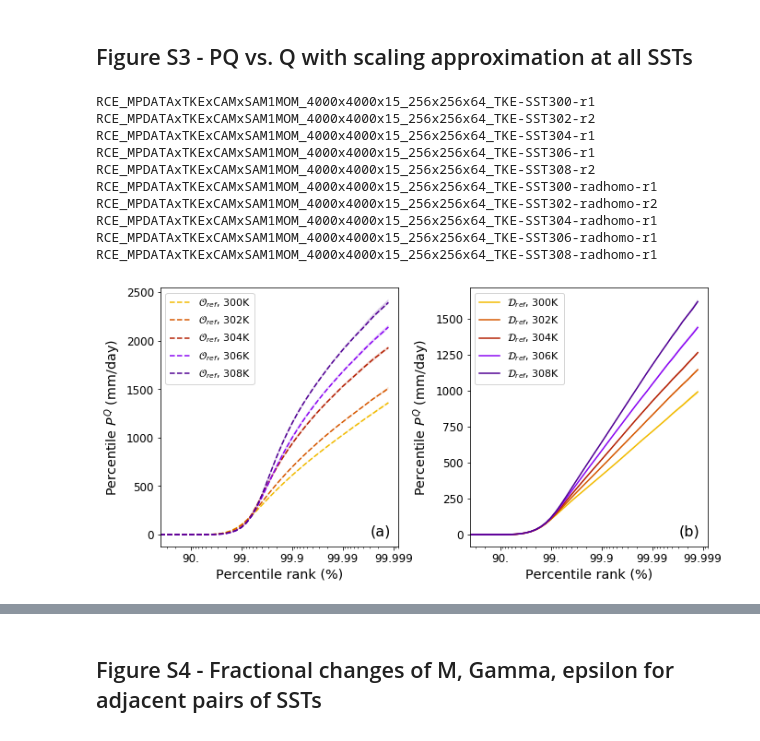
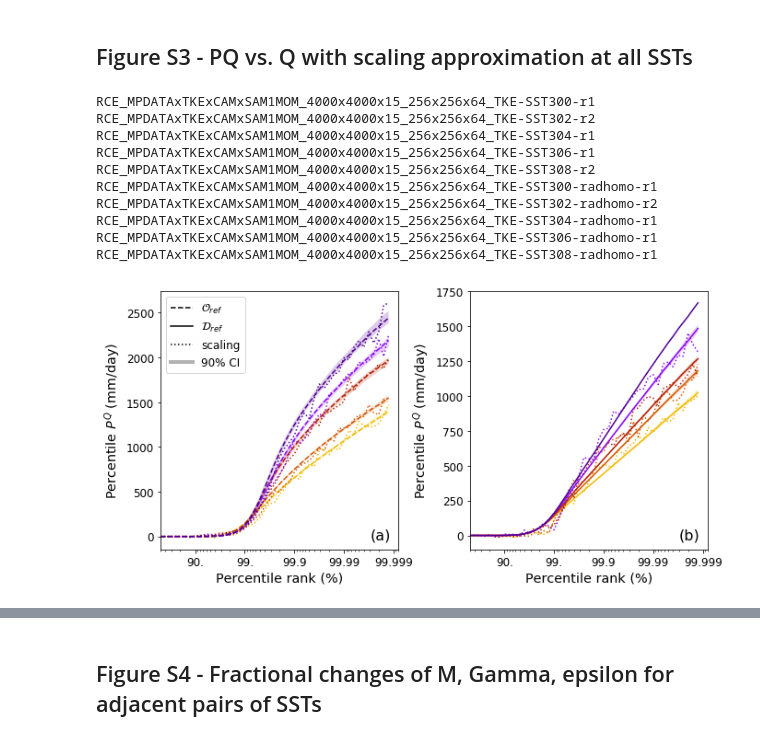
Before and after one commit to bfildier/Fildier2020, a Jupyter notebook: scripts/AdditionalFigures1stRev.ipynb, the cells around one changed output, grey strips where cells are left out. Cells and saved outputs as stored; diff of their text form; code cells hidden in the pictures.

```diff
--- a/scripts/AdditionalFigures1stRev.ipynb
+++ b/scripts/AdditionalFigures1stRev.ipynb
@@ -1280,0 +1434,6 @@ Show enhancement factors for all SSTs at extreme percentiles vs. SST
+# %%
+print('enhancement factors to the superCC rate between 302K and 304K')
+for i_ef in range(n_ef):
+
+    ef = (np.log(ef_prQ_array[i_SST_cold+1,i_ef]/ef_prQ_array[i_SST_cold,i_ef])/dSST*100)[iQ99999]
+    print('%s: %1.2f'%(ef_labels[i_ef],ef))
@@ -1345,6 +1512,17 @@ Show change in enhancement factors for all pairs of adjacent SSTs at extreme per
 [figure]
 # %% [markdown]
 ## Contributions to extremes
+# %%
+# contrib = eps_array, intW_array, intMuGamma_array
+contrib_name = 'eps','M','Gamma'
+contrib_labels = r'Efficiency $\varepsilon$',\
+                  r'Effective vertical velocity $\langle w \rangle$ (m/s)',\
+                  r'Thermodynamic factor $\langle \frac{w}{\langle w \rangle} \frac{\partial q_v^\star}{\partial z} \rangle$ (kg/m$^3$)'
+contrib_col = 'g','b','r'
+
+n_contribs = len(contrib_col)
+# %%
+sQext9999 = slice(iQ9999,iQ99999)
 # %%
 
 ind_sims2plot = (4,0) # Dref, Oref
@@ -1481,0 +2017,2 @@ plt.show()
+# %%
+sQext9999 = slice(iQ9999,iQ99999)
@@ -2015,8 +2831,11 @@ for ax,i_sim in zip(axs,sim_inds):
 #         cdf_invlog = pr_mean[simname]*cdf_invlog_ILQ_pr[simname]
 #         invCDF_show = mean_pr[simname]*distributions[simname].invCDF[sQ2show]
         perc_show = distributions[simname].percentiles[sQ2show]
-        perc_range = [distributions[simname].percentiles_Q1[sQ2show],
-                      distributions[simname].percentiles_Q3[sQ2show]]
+        if simname in scaling.keys():
+            perc_range = [distributions[simname].percentiles_P5[sQ2show],
+                          distributions[simname].percentiles_P95[sQ2show]]
+        else:
+            perc_range = [perc_show,perc_show]
 
         # shading
         subplotYShadingRanksILog(ax,ranks2show,
@@ -2033,6 +2852,14 @@ for ax,i_sim in zip(axs,sim_inds):
                          labels=simlab,
                          transformX=False)
 
+        # scaling
+        if simname in scaling.keys():
+            subplotRanksILog(ax,ranks2show,
+                         scaling[simname]['OGS09'][sQ2show]*86400,
+                         col=SST_col[i_SST],
+                         ltype=':',
+                         transformX=False)
+
 
 #     key = "%s_%s"%(simname_patterns[i_sim]%(SSTs2plot[0],realiz[SSTs2plot[0]][i_sim]),
 #                    simname_patterns[i_sim]%(SSTs2plot[1],realiz[SSTs2plot[1]][i_sim]))
@@ -2045,7 +2872,7 @@ x = np.flipud(1./(1-ranks2show/100.))
 
 for ax in axs.flatten():
     # add legend
-    ax.legend(fontsize=11)
+#     ax.legend(fontsize=11)
     # add x labels
     ax.set_xlabel('Percentile rank (%)')
 #     # transform x axis
@@ -2063,32 +2890,43 @@ for ax in axs.flatten():
     offset = 1
     N = len(labels)
     for i in range(1,N):
         labels[-n+i-4+offset] = ("%2.7f"%(100*(1-10**(-n+i-1)))).rstrip('0')
         if -n+i-1 == 0:
             break
     ax.set_xticklabels(labels)
 
 
 axs[1].set_ylabel(r'Percentile $P^Q$ (mm/day)')
 axs[0].set_ylabel(r'Percentile $P^Q$ (mm/day)')
 
 ##-- Panel numbers
 axs[0].text(0.88,0.04,'(a)',transform = axs[0].transAxes,fontsize=16)
 axs[1].text(0.88,0.04,'(b)',transform = axs[1].transAxes,fontsize=16)
 
+##-- Additional legend
+custom_lines = [Line2D([0], [0], color='k',linestyle=simtype_linetype[0]),
+                Line2D([0], [0], color='k',linestyle=simtype_linetype[4]),
+                Line2D([0], [0], color='k',linestyle=':'),
+                Line2D([0], [0], color='k',linewidth=4,alpha=0.3)]
+
+# axs_profiles[0].legend(fontsize=14) # Default legend
+axs[0].legend(custom_lines,[simtype_labels[0],simtype_labels[4],'scaling','90% CI'],fontsize=12)
+
+
 # plt.savefig(os.path.join(figuredir,'all','Figure3_distributions_org_disorg_%d_%d.pdf'%tuple(SSTs2plot)),
 #                 bbox_inches='tight')
-
+plt.savefig(os.path.join(figuredir,'paper','FigureS4.pdf'),
+                bbox_inches='tight')
 plt.show()
 # %% [output]
 RCE_MPDATAxTKExCAMxSAM1MOM_4000x4000x15_256x256x64_TKE-SST300-r1
 RCE_MPDATAxTKExCAMxSAM1MOM_4000x4000x15_256x256x64_TKE-SST302-r2
 RCE_MPDATAxTKExCAMxSAM1MOM_4000x4000x15_256x256x64_TKE-SST304-r1
 RCE_MPDATAxTKExCAMxSAM1MOM_4000x4000x15_256x256x64_TKE-SST306-r1
 RCE_MPDATAxTKExCAMxSAM1MOM_4000x4000x15_256x256x64_TKE-SST308-r2
 RCE_MPDATAxTKExCAMxSAM1MOM_4000x4000x15_256x256x64_TKE-SST300-radhomo-r1
 RCE_MPDATAxTKExCAMxSAM1MOM_4000x4000x15_256x256x64_TKE-SST302-radhomo-r2
 RCE_MPDATAxTKExCAMxSAM1MOM_4000x4000x15_256x256x64_TKE-SST304-radhomo-r1
 RCE_MPDATAxTKExCAMxSAM1MOM_4000x4000x15_256x256x64_TKE-SST306-radhomo-r1
 RCE_MPDATAxTKExCAMxSAM1MOM_4000x4000x15_256x256x64_TKE-SST308-radhomo-r1
-[figure, old version]
+[figure, new version]
```
Also changed, not shown: parts of 27 cells of this notebook, 13 other files.
